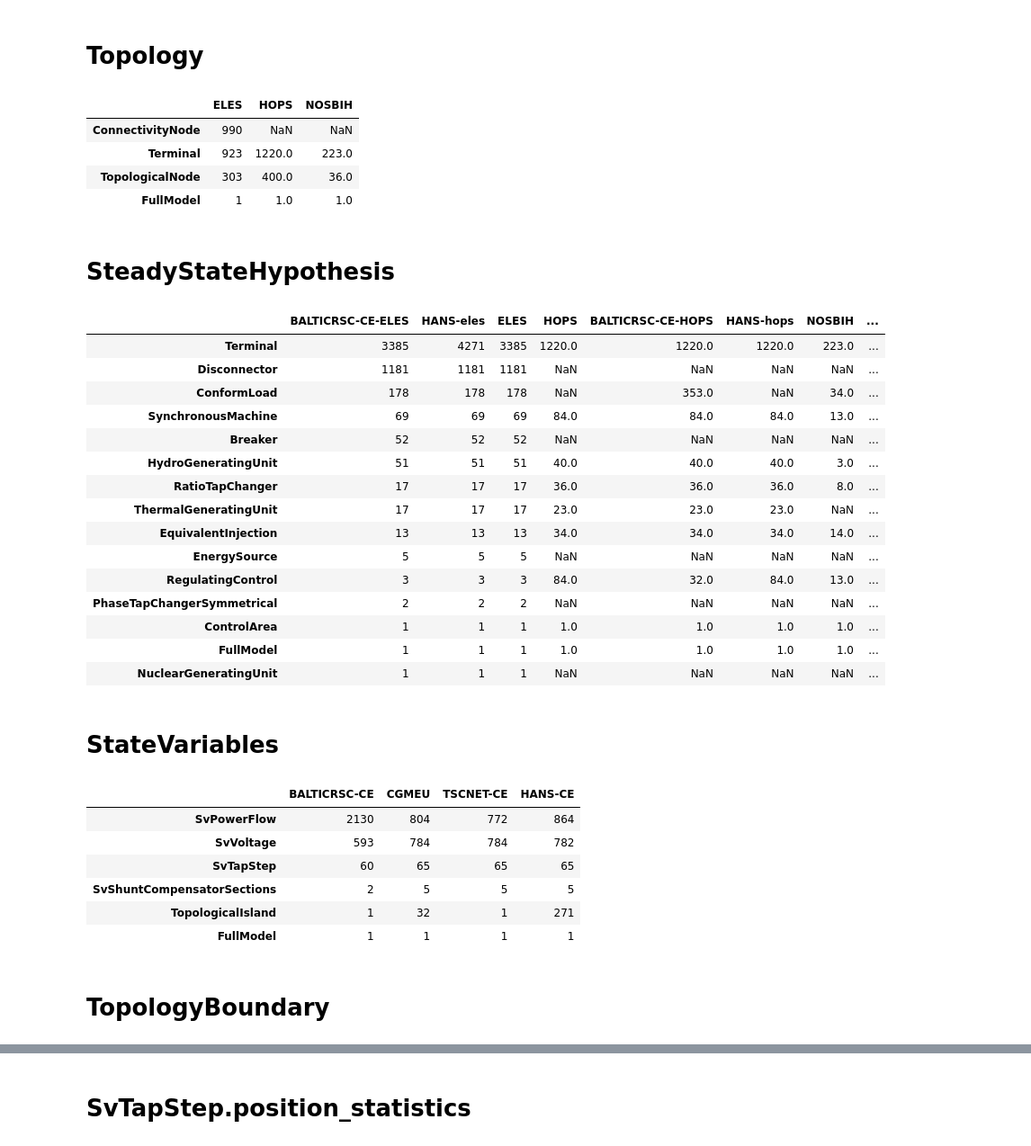
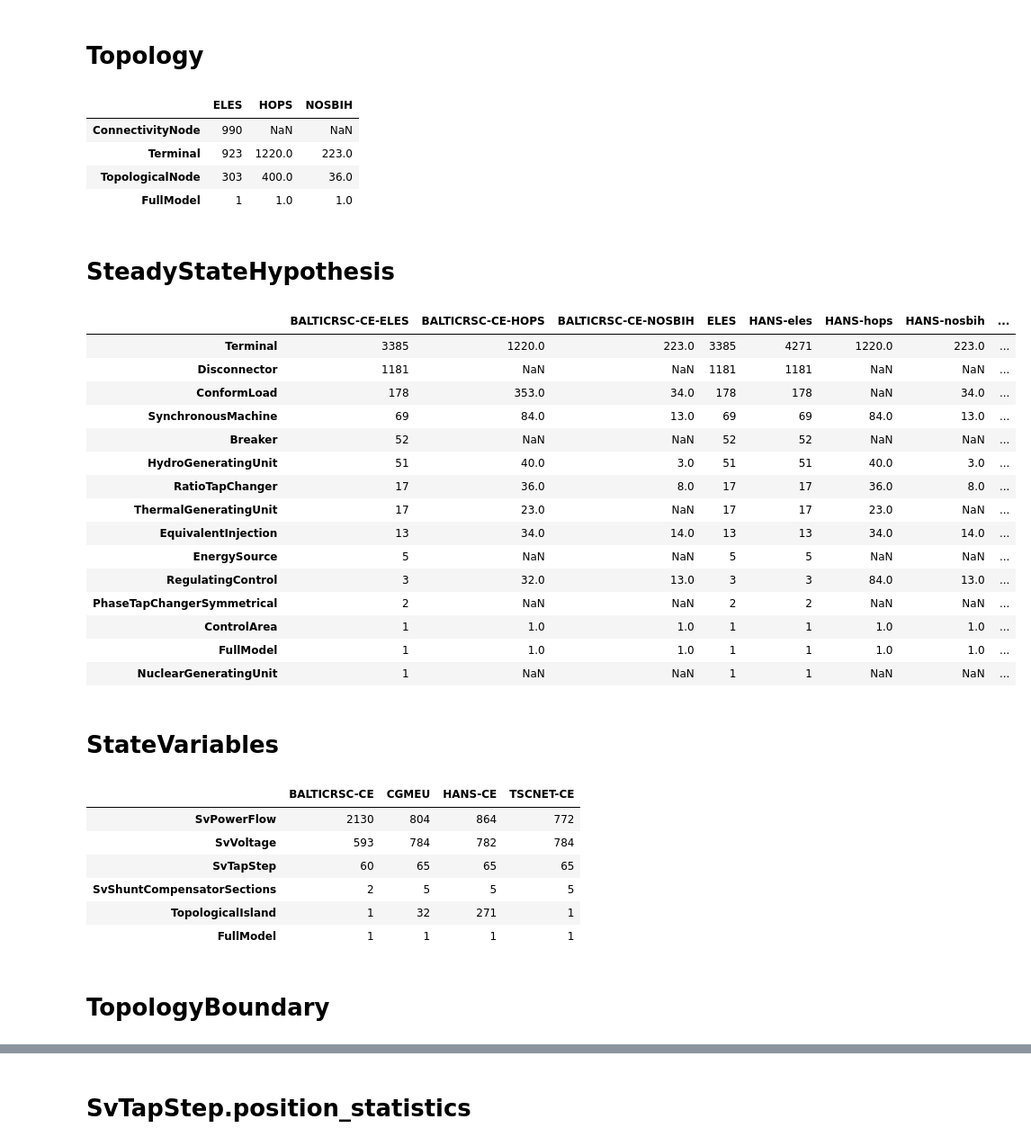
Before and after one commit to Haigutus/USVDM, a Jupyter notebook: Tools/RDF_PARSER/SV_comparison.ipynb, the cells around one changed output, grey strips where cells are left out. Shown at 90% size. Cells and saved outputs as stored; diff of their text form; code cells hidden in the pictures.

Commit message:
SV comparison filename and full model metadata merged

```diff
--- a/Tools/RDF_PARSER/SV_comparison.ipynb
+++ b/Tools/RDF_PARSER/SV_comparison.ipynb
@@ -54,8 +54,6 @@ from itertools import combinations
 
 import pandas
 
-from urlparse import urlparse
-
 import os
 import tempfile
 
@@ -70,7 +68,8 @@ pandas.set_option("display.width", 1000)
 pandas.set_option('expand_frame_repr', True)
 pandas.set_option('display.max_colwidth', -1) # Don't truncate cells
 
-
+# Tag namde to be used from FullModel for names in tables
+display_tag = "Model.modelingEntity"
 
 # Define here paths that you want to load. Load only SV files you want to compare, usually CGM SV files
 paths = [r"C:\IOPs\IOP150519\RSC_MERGE\20190515T0930Z_1D_BALTICRSC-CE_003\20190514T0930Z_1D_BALTICRSC-CE_SV_003.zip",
@@ -81,5 +80,9 @@ paths = [r"C:\IOPs\IOP150519\RSC_MERGE\20190515T0930Z_1D_BALTICRSC-CE_003\201905
          r"C:\IOPs\IOP150519\RSC_MERGE\IGM.zip"
 ]
 
+# Load data
 data = load_all_to_dataframe(paths)
+
+# Add metadata from filenames to full model
+data = update_FullModel_from_filename(data)
 # %% [output]
@@ -103,10 +112,0 @@ Loading 20190515T0930Z_1D_NOSBIH_SSH_003.xml
-# %%
-filenames_list = []
-for row, file_metadata in data.query("KEY=='Lable'").iterrows():
-    file_meta_dict = get_metadata_from_filename(file_metadata["VALUE"])
-    file_meta_dict["ID"] = file_metadata["INSTANCE_ID"]
-    filenames_list.append(file_meta_dict)
-
-filename_data = pandas.DataFrame(filenames_list)
-display(filename_data.sort_values("model_authority"))
-#get_metadata_from_filename(data.query("KEY=='Lable'")["VALUE"].tolist()[7])
@@ -138,66 +115,64 @@ Warning - only 4 meta elements found, expecting 5, setting processtype to empty
 loaded_instances = data.type_tableview("FullModel")
 
 # Configure the columns to be shown
-column_list = [u'Model.modelingAuthoritySet', u'Model.description', u'Model.scenarioTime']
+column_list = [display_tag, u'Model.description', u'Model.scenarioTime']
 
 # Get unique profiles present
 unique_profile_instances = loaded_instances["Model.profile"].unique().tolist()
 
 profile_name_position = 4
 
 # Display all by profile
 for profile_instance in unique_profile_instances:
 
     # Print profile name
     markdown_print("# " + profile_instance.split("/")[profile_name_position])
 
     # Display table of instaces of profile
     instances_data = loaded_instances[loaded_instances["Model.profile"] == profile_instance][column_list]
     #display(instances_data)
 
     # Display concrete classes statistics
 
     statistics_table = pandas.DataFrame()
 
-    for instance_UUID, row in instances_data.sort_values("Model.modelingAuthoritySet").iterrows():
+    for instance_UUID, row in instances_data.sort_values(display_tag).iterrows():
 
-        column_name = filename_data.query("ID == '{}'".format(instance_UUID))["model_authority"].item()
-
-        #row["Model.modelingAuthoritySet"]
+        column_name = row[display_tag]
         statistics_table[column_name] = statistics_ConcreteClasses(data.query("INSTANCE_ID == '{}'".format(instance_UUID)))
 
     display(statistics_table)
 # %% [output]
 # Topology
 |  | ELES | HOPS | NOSBIH |
 | ConnectivityNode | 990 | NaN | NaN |
 | Terminal | 923 | 1220.0 | 223.0 |
 | TopologicalNode | 303 | 400.0 | 36.0 |
 | FullModel | 1 | 1.0 | 1.0 |
 # SteadyStateHypothesis
-|  | BALTICRSC-CE-ELES | HANS-eles | ELES | HOPS | BALTICRSC-CE-HOPS | HANS-hops | NOSBIH | ... |
-| Terminal | 3385 | 4271 | 3385 | 1220.0 | 1220.0 | 1220.0 | 223.0 | ... |
-| Disconnector | 1181 | 1181 | 1181 | NaN | NaN | NaN | NaN | ... |
-| ConformLoad | 178 | 178 | 178 | NaN | 353.0 | NaN | 34.0 | ... |
-| SynchronousMachine | 69 | 69 | 69 | 84.0 | 84.0 | 84.0 | 13.0 | ... |
-| Breaker | 52 | 52 | 52 | NaN | NaN | NaN | NaN | ... |
-| HydroGeneratingUnit | 51 | 51 | 51 | 40.0 | 40.0 | 40.0 | 3.0 | ... |
-| RatioTapChanger | 17 | 17 | 17 | 36.0 | 36.0 | 36.0 | 8.0 | ... |
-| ThermalGeneratingUnit | 17 | 17 | 17 | 23.0 | 23.0 | 23.0 | NaN | ... |
-| EquivalentInjection | 13 | 13 | 13 | 34.0 | 34.0 | 34.0 | 14.0 | ... |
-| EnergySource | 5 | 5 | 5 | NaN | NaN | NaN | NaN | ... |
-| RegulatingControl | 3 | 3 | 3 | 84.0 | 32.0 | 84.0 | 13.0 | ... |
-| PhaseTapChangerSymmetrical | 2 | 2 | 2 | NaN | NaN | NaN | NaN | ... |
-| ControlArea | 1 | 1 | 1 | 1.0 | 1.0 | 1.0 | 1.0 | ... |
-| FullModel | 1 | 1 | 1 | 1.0 | 1.0 | 1.0 | 1.0 | ... |
-| NuclearGeneratingUnit | 1 | 1 | 1 | NaN | NaN | NaN | NaN | ... |
+|  | BALTICRSC-CE-ELES | BALTICRSC-CE-HOPS | BALTICRSC-CE-NOSBIH | ELES | HANS-eles | HANS-hops | HANS-nosbih | ... |
+| Terminal | 3385 | 1220.0 | 223.0 | 3385 | 4271 | 1220.0 | 223.0 | ... |
+| Disconnector | 1181 | NaN | NaN | 1181 | 1181 | NaN | NaN | ... |
+| ConformLoad | 178 | 353.0 | 34.0 | 178 | 178 | NaN | 34.0 | ... |
+| SynchronousMachine | 69 | 84.0 | 13.0 | 69 | 69 | 84.0 | 13.0 | ... |
+| Breaker | 52 | NaN | NaN | 52 | 52 | NaN | NaN | ... |
+| HydroGeneratingUnit | 51 | 40.0 | 3.0 | 51 | 51 | 40.0 | 3.0 | ... |
+| RatioTapChanger | 17 | 36.0 | 8.0 | 17 | 17 | 36.0 | 8.0 | ... |
+| ThermalGeneratingUnit | 17 | 23.0 | NaN | 17 | 17 | 23.0 | NaN | ... |
+| EquivalentInjection | 13 | 34.0 | 14.0 | 13 | 13 | 34.0 | 14.0 | ... |
+| EnergySource | 5 | NaN | NaN | 5 | 5 | NaN | NaN | ... |
+| RegulatingControl | 3 | 32.0 | 13.0 | 3 | 3 | 84.0 | 13.0 | ... |
+| PhaseTapChangerSymmetrical | 2 | NaN | NaN | 2 | 2 | NaN | NaN | ... |
+| ControlArea | 1 | 1.0 | 1.0 | 1 | 1 | 1.0 | 1.0 | ... |
+| FullModel | 1 | 1.0 | 1.0 | 1 | 1 | 1.0 | 1.0 | ... |
+| NuclearGeneratingUnit | 1 | NaN | NaN | 1 | 1 | NaN | NaN | ... |
 # StateVariables
-|  | BALTICRSC-CE | CGMEU | TSCNET-CE | HANS-CE |
-| SvPowerFlow | 2130 | 804 | 772 | 864 |
-| SvVoltage | 593 | 784 | 784 | 782 |
+|  | BALTICRSC-CE | CGMEU | HANS-CE | TSCNET-CE |
+| SvPowerFlow | 2130 | 804 | 864 | 772 |
+| SvVoltage | 593 | 784 | 782 | 784 |
 | SvTapStep | 60 | 65 | 65 | 65 |
 | SvShuntCompensatorSections | 2 | 5 | 5 | 5 |
-| TopologicalIsland | 1 | 32 | 1 | 271 |
+| TopologicalIsland | 1 | 32 | 271 | 1 |
 | FullModel | 1 | 1 | 1 | 1 |
 # TopologyBoundary
 |  | ENTSOE |
```
Also changed, not shown: parts of 9 cells of this notebook, 2 other files.
